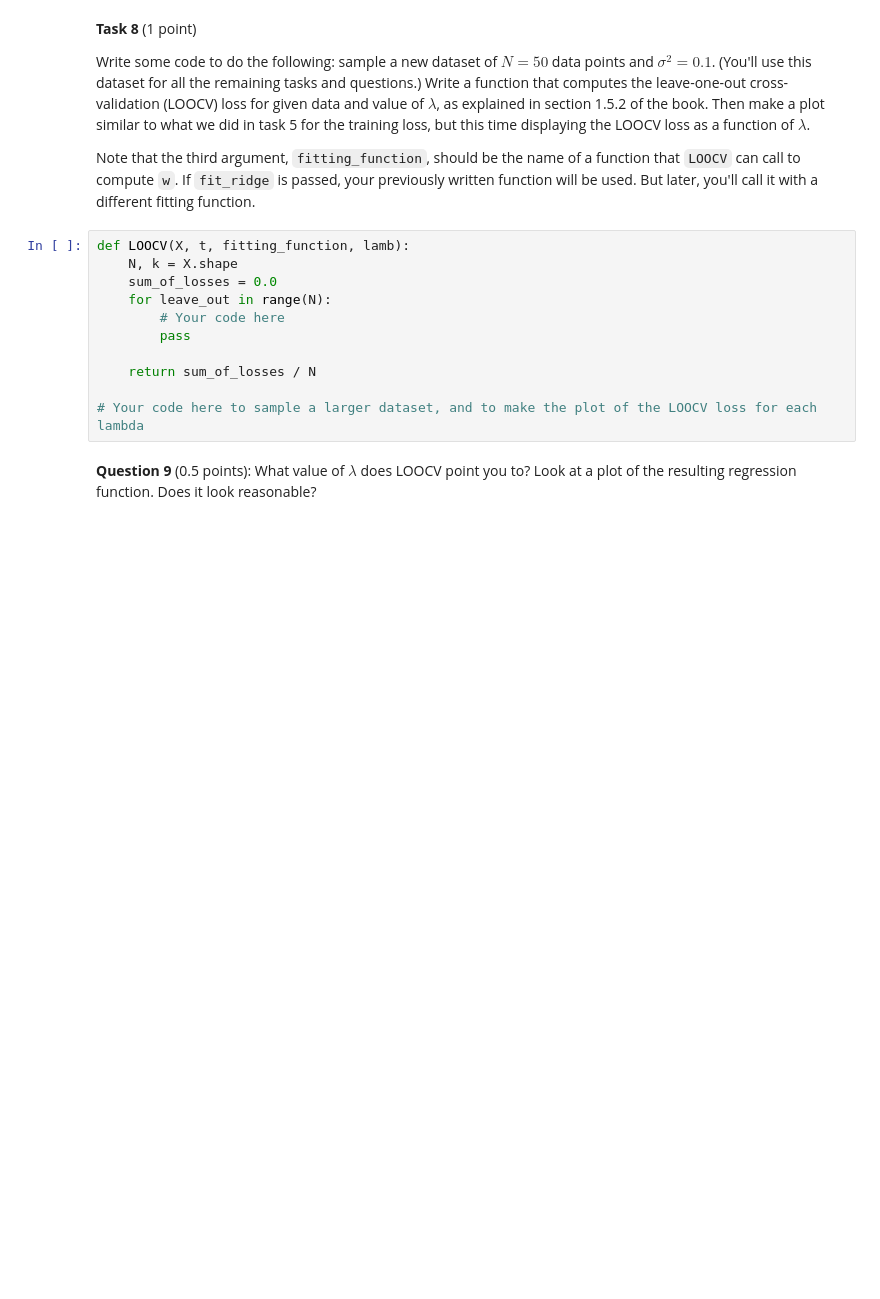
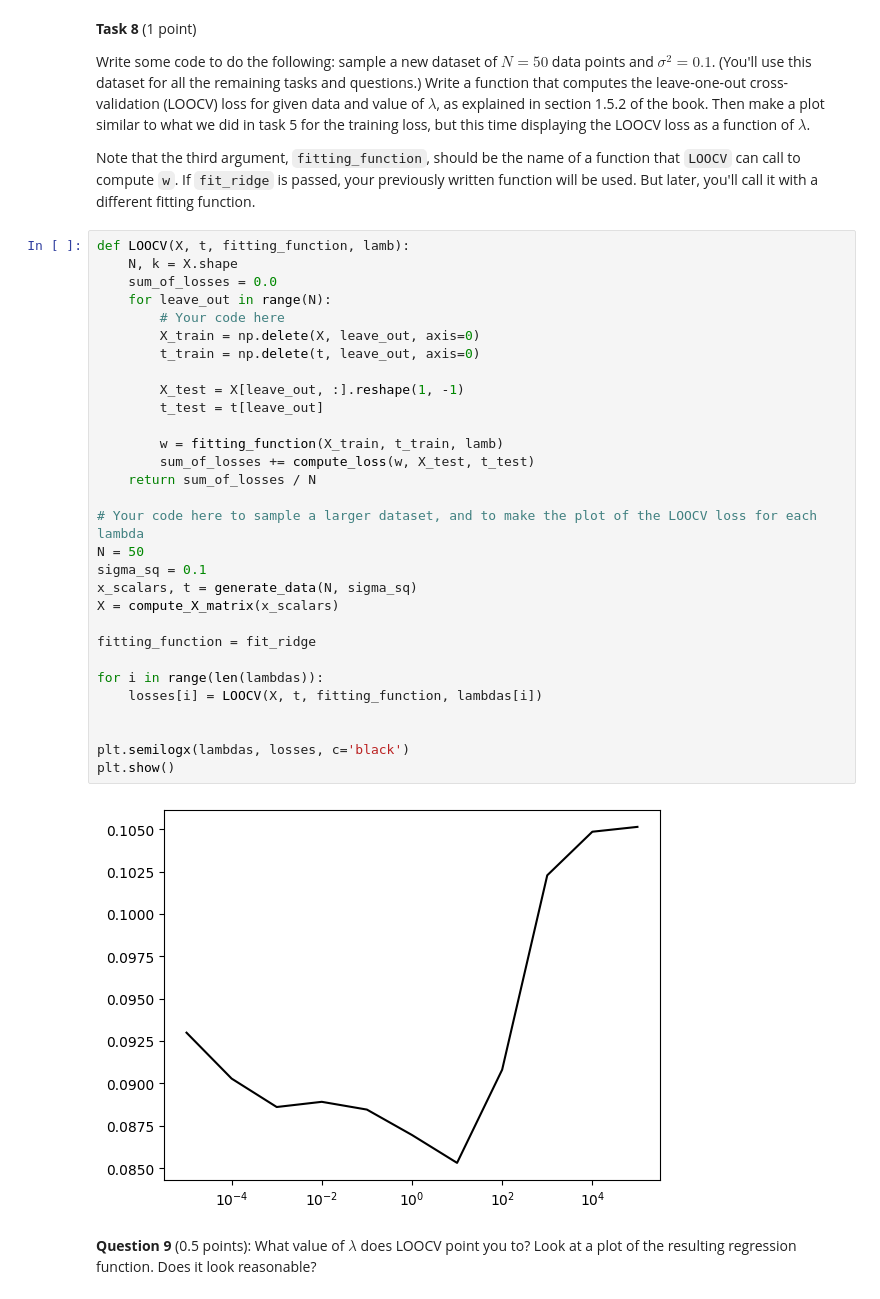
Before and after one commit to KNISP/Machine-Learning, a Jupyter notebook: ML2025_assignment1.ipynb, the cells around one changed output. Drawn from its saved outputs; the diff is of its cells as text; blank space fills up the shorter version.

```diff
--- a/ML2025_assignment1.ipynb
+++ b/ML2025_assignment1.ipynb
@@ -249,13 +264,34 @@ Note that the third argument, `fitting_function`, should be the name of a functi
 # %%
 def LOOCV(X, t, fitting_function, lamb):
     N, k = X.shape
     sum_of_losses = 0.0
     for leave_out in range(N):
         # Your code here
-        pass
+        X_train = np.delete(X, leave_out, axis=0)
+        t_train = np.delete(t, leave_out, axis=0)
 
+        X_test = X[leave_out, :].reshape(1, -1)
+        t_test = t[leave_out]
+
+        w = fitting_function(X_train, t_train, lamb)
+        sum_of_losses += compute_loss(w, X_test, t_test)
     return sum_of_losses / N
 
 # Your code here to sample a larger dataset, and to make the plot of the LOOCV loss for each lambda
+N = 50
+sigma_sq = 0.1
+x_scalars, t = generate_data(N, sigma_sq)
+X = compute_X_matrix(x_scalars)
+
+fitting_function = fit_ridge
+
+for i in range(len(lambdas)):
+    losses[i] = LOOCV(X, t, fitting_function, lambdas[i])
+
+
+plt.semilogx(lambdas, losses, c='black')
+plt.show()
+# %% [output]
+[figure, added]
 # %% [markdown]
 **Question 9** (0.5 points): What value of $\lambda$ does LOOCV point you to? Look at a plot of the resulting regression function. Does it look reasonable?
```
Also changed, not shown: parts of 14 cells of this notebook, 1 other file.
